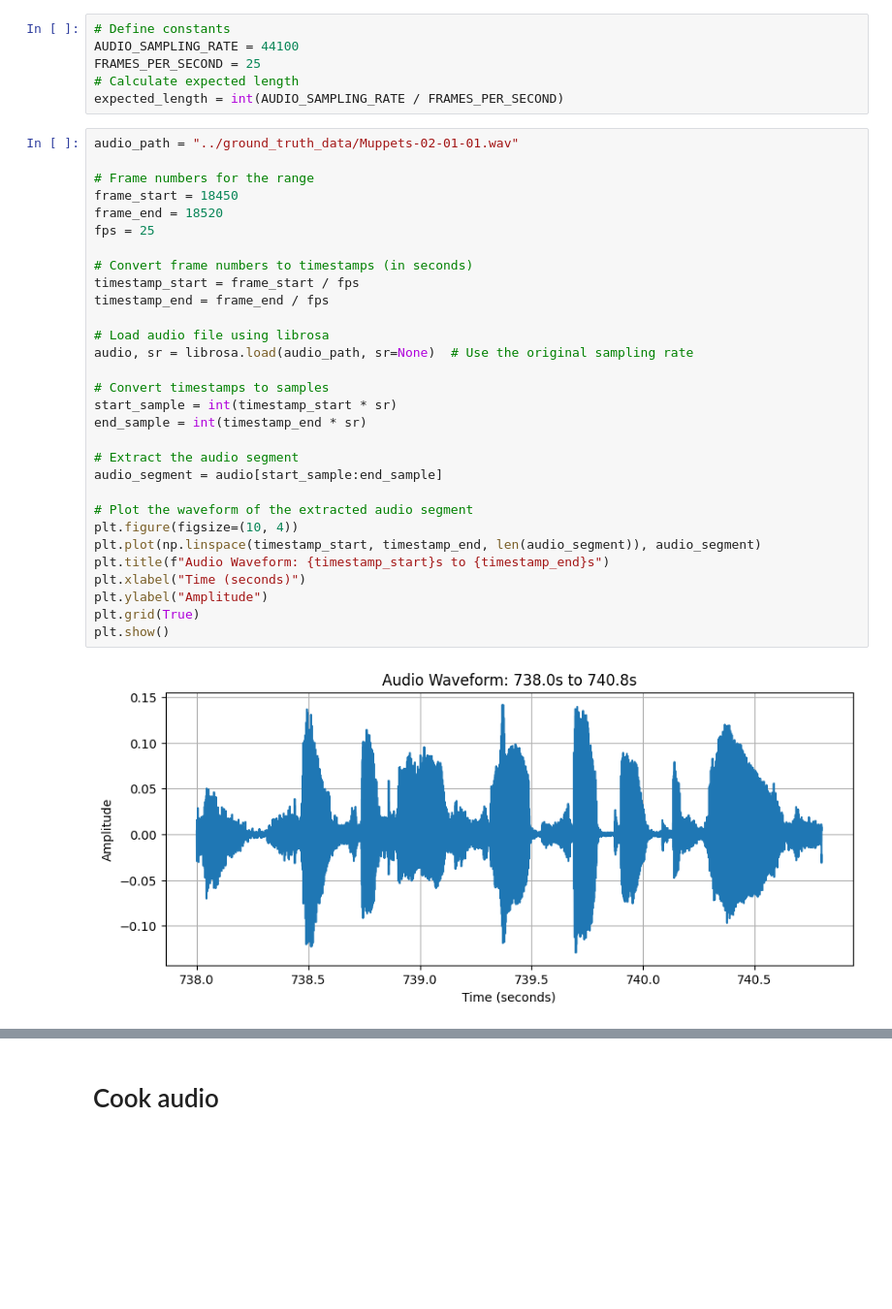
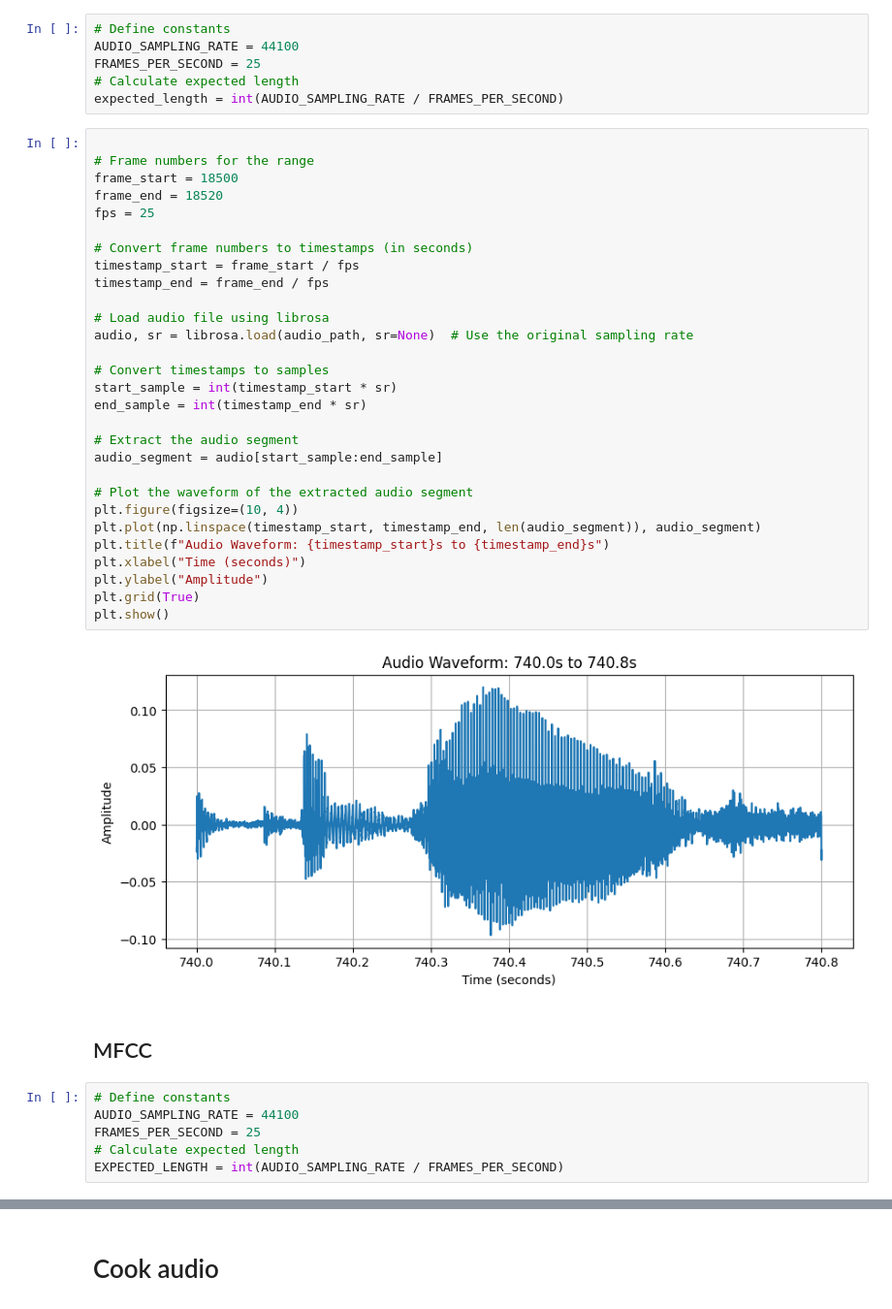
Before and after one commit to olesasha/find_kermit, a Jupyter notebook: audio_pigs.ipynb, the cells around one changed output, grey strips where cells are left out. Shown: that part at 97% size. Saved outputs shown, nothing was run; the diff lists cells and outputs as text; blank space fills up the shorter version.

```diff
--- a/audio_pigs.ipynb
+++ b/audio_pigs.ipynb
@@ -88,34 +61,41 @@ FRAMES_PER_SECOND = 25
 # Calculate expected length
 expected_length = int(AUDIO_SAMPLING_RATE / FRAMES_PER_SECOND)
 # %%
-audio_path = "../ground_truth_data/Muppets-02-01-01.wav"
 
 # Frame numbers for the range
-frame_start = 18450
+frame_start = 18500
 frame_end = 18520
 fps = 25
 
 # Convert frame numbers to timestamps (in seconds)
 timestamp_start = frame_start / fps
 timestamp_end = frame_end / fps
 
 # Load audio file using librosa
 audio, sr = librosa.load(audio_path, sr=None)  # Use the original sampling rate
 
 # Convert timestamps to samples
 start_sample = int(timestamp_start * sr)
 end_sample = int(timestamp_end * sr)
 
 # Extract the audio segment
 audio_segment = audio[start_sample:end_sample]
 
 # Plot the waveform of the extracted audio segment
 plt.figure(figsize=(10, 4))
 plt.plot(np.linspace(timestamp_start, timestamp_end, len(audio_segment)), audio_segment)
 plt.title(f"Audio Waveform: {timestamp_start}s to {timestamp_end}s")
 plt.xlabel("Time (seconds)")
 plt.ylabel("Amplitude")
 plt.grid(True)
 plt.show()
 # %% [output]
-[figure, old version]
+[figure, new version]
+# %% [markdown]
+## MFCC
+# %%
+# Define constants
+AUDIO_SAMPLING_RATE = 44100
+FRAMES_PER_SECOND = 25
+# Calculate expected length
+EXPECTED_LENGTH = int(AUDIO_SAMPLING_RATE / FRAMES_PER_SECOND)
```
Also changed, not shown: parts of 13 cells of this notebook, 3 other files.
